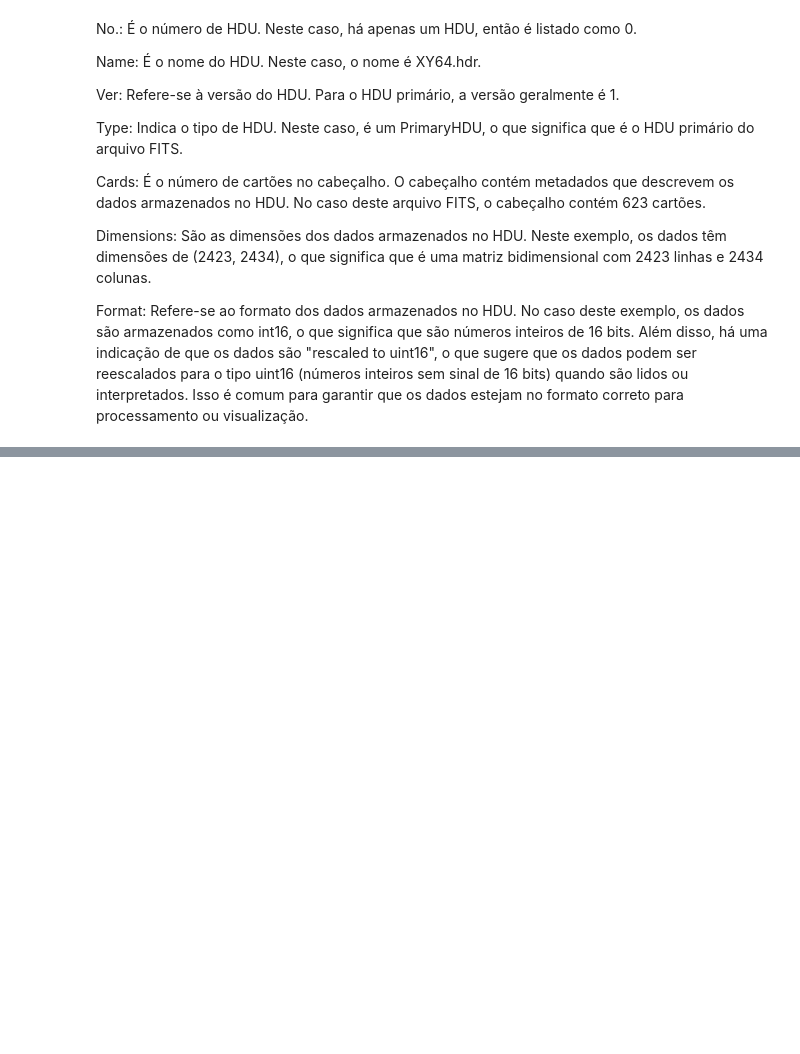
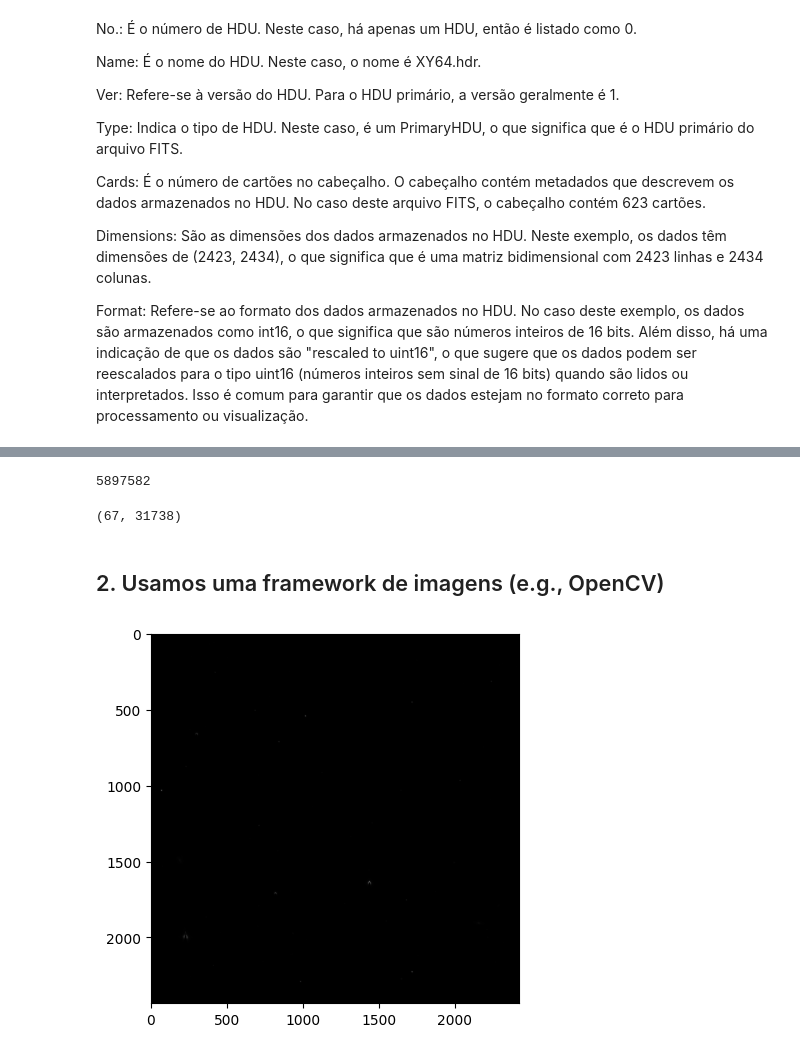
Before and after one commit to Natalie9/asteroides-astropy, a Jupyter notebook: Asteroides_astropy.ipynb, the cells around one changed output, grey strips where cells are left out. Cells and saved outputs as stored; diff of their text form; code cells hidden in the pictures; blank space fills up the shorter version.

Commit message:
Update Asteroides_astropy.ipynb
Adicionando suporte OpenCV e correcao de contraste

```diff
--- a/Asteroides_astropy.ipynb
+++ b/Asteroides_astropy.ipynb
@@ -21,0 +5,3 @@ FileNotFoundError: [Errno 2] No such file or directory: '/content/o60401g0279o.2
+# %%
+# Abra o arquivo FITS
+hdul = fits.open('files/XY64_p10/o60401g0279o.2085599.ch.2727040.XY64.p10.fits')
@@ -21,0 +15,4 @@ FileNotFoundError: [Errno 2] No such file or directory: '/content/o60401g0279o.2
+# %%
+# Acesse os dados do arquivo FITS
+img = hdul[0].data
+print(img)
@@ -37,0 +63,10 @@ Format: Refere-se ao formato dos dados armazenados no HDU. No caso deste exemplo
+# %%
+img.size # Quantidade de dados (pixeis)
+# %% [output]
+5897582
+# %%
+img.min(), img.max() # Valores extremos dos pixeis
+# %% [output]
+(67, 31738)
+# %% [markdown]
+## 2. Usamos uma framework de imagens (e.g., OpenCV)
@@ -37,0 +78,12 @@ Format: Refere-se ao formato dos dados armazenados no HDU. No caso deste exemplo
+# %%
+# Normalizacao no padrao de intensidades de pixel no intervalo [0 - 255]
+# Porque a funcao que plota imagens usa essa escala de forma padrão
+img_n = img - img.min() # Substrair o valor minimo
+img_n = img_n / img_n.max() # Dividir pelo valor maximo
+img_n = 255 * img_n # Multiplicar pelo valor de pixeis maximo
+img_n = img_n.astype('uint8') # Conversao de floats para inteiros
+# %%
+plt.imshow(img_n, cmap='gray') # Dao da pra ver nada, ta muito escuro! rsrsrs
+plt.show()
+# %% [output]
+[figure, added]
```
Also changed, not shown: parts of 14 cells of this notebook.
